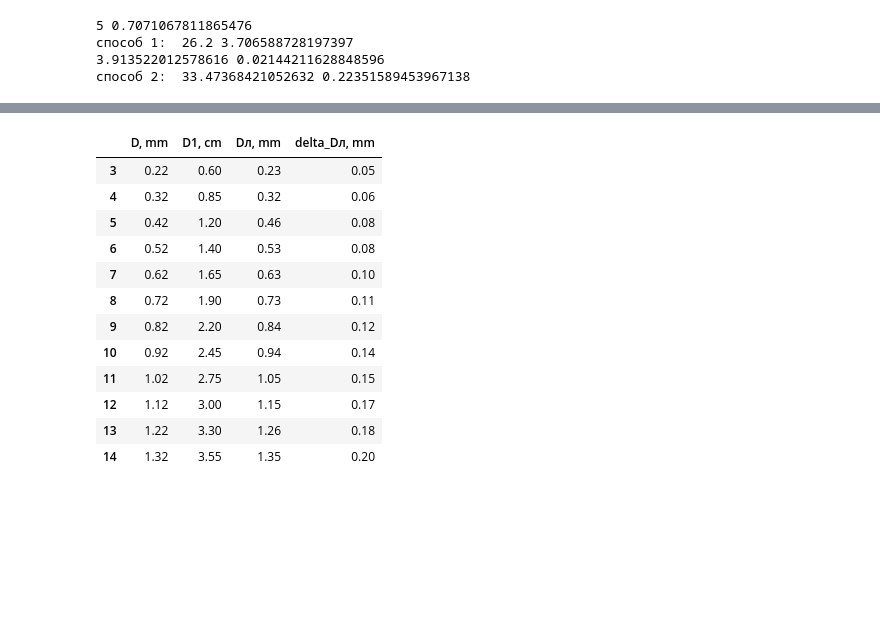
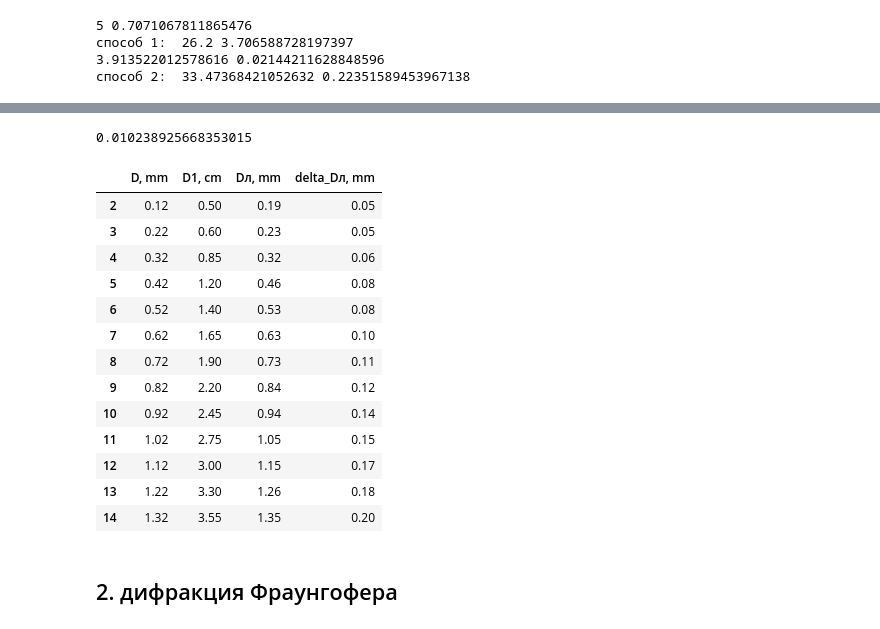
Before and after one commit to nina-zhuchkova/labs_4sem, a Jupyter notebook: 4.3.4 фурье-оптика/process.ipynb, the cells around one changed output, grey strips where cells are left out. Drawn from its saved outputs; the diff is of its cells as text; code cells hidden in the pictures; blank space fills up the shorter version.

```diff
--- a/4.3.4 фурье-оптика/process.ipynb
+++ b/4.3.4 фурье-оптика/process.ipynb
@@ -66,6 +66,6 @@ dataA1
 # %%
 delta_D1 = 0.1 #cm
-delta_x = 0.1 #cm
+delta_x = 1 #mkm*10
 
 #расчет люфта
 
@@ -83,6 +83,7 @@ delta_b = pcov[1][1]
 
 x0 = -b/k
 delta_x0 = x0 * ((delta_k/k)**2+(delta_b/b)**2)**0.5
+print(x0)
 
 x_th = np.linspace(0, 140, 2)
 
@@ -107,14 +109,17 @@ plt.legend()
 # %%
 #расчет теоретической ширины и сравнение с практикой
 dataA1["D, mm"] = (dataA1["x, mkm*10"] - x0)/100
 delta_D = (delta_x**2 + delta_x0**2)**0.5/100
 dataA1["Dл, mm"] = (dataA1["D1, cm"])/gamma1*10
 dataA1["delta_Dл, mm"] = dataA1["Dл, mm"]*((delta_D1/dataA1["D1, cm"])**2 + (delta_gamma1/gamma1)**2)**0.5
-dataA1_final = dataA1[["D, mm","D1, cm", "Dл, mm", "delta_Dл, mm"]].iloc[3:]
+dataA1_final = dataA1[["D, mm","D1, cm", "Dл, mm", "delta_Dл, mm"]].iloc[2:]
 pd.set_option('display.precision', 2)
+print(delta_D)
 dataA1_final
 # %% [output]
+0.010238925668353015
 |  | D, mm | D1, cm | Dл, mm | delta_Dл, mm |
+| 2 | 0.12 | 0.50 | 0.19 | 0.05 |
 | 3 | 0.22 | 0.60 | 0.23 | 0.05 |
 | 4 | 0.32 | 0.85 | 0.32 | 0.06 |
 | 5 | 0.42 | 1.20 | 0.46 | 0.08 |
@@ -127,3 +132,5 @@ dataA1_final
 | 12 | 1.12 | 3.00 | 1.15 | 0.17 |
 | 13 | 1.22 | 3.30 | 1.26 | 0.18 |
 | 14 | 1.32 | 3.55 | 1.35 | 0.20 |
+# %% [markdown]
+## 2. дифракция Фраунгофера
```
Also changed, not shown: parts of 17 cells of this notebook, 59 other files.
